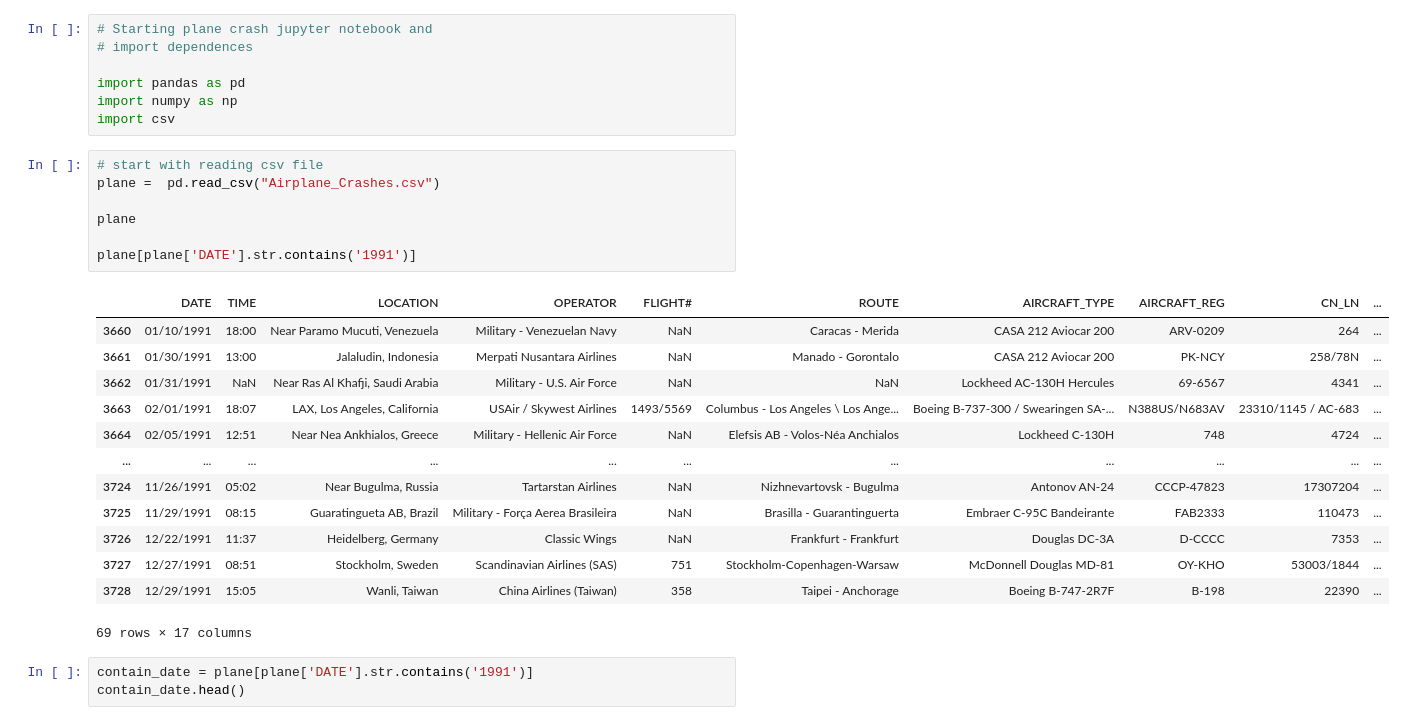
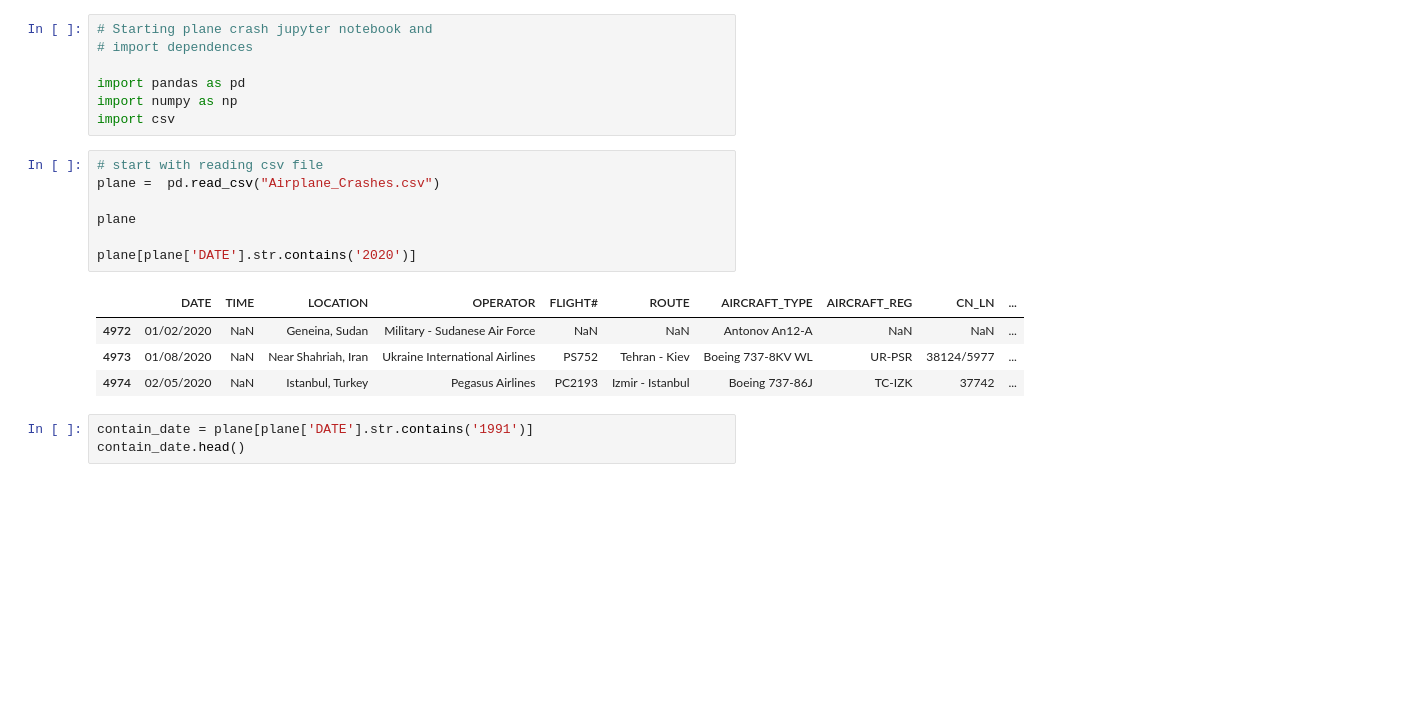
Before and after one commit to MZt92-ui/Project-1-Group-3, a Jupyter notebook: plane crash.ipynb, the cells around one changed output. Saved outputs shown, nothing was run; the diff lists cells and outputs as text; blank space fills up the shorter version.

```diff
--- a/plane crash.ipynb
+++ b/plane crash.ipynb
@@ -8,24 +8,15 @@ import csv
 # %%
 # start with reading csv file
 plane =  pd.read_csv("Airplane_Crashes.csv")
 
 plane
 
-plane[plane['DATE'].str.contains('1991')]
+plane[plane['DATE'].str.contains('2020')]
 # %% [output]
 |  | DATE | TIME | LOCATION | OPERATOR | FLIGHT# | ROUTE | AIRCRAFT_TYPE | AIRCRAFT_REG | CN_LN | ... |
-| 3660 | 01/10/1991 | 18:00 | Near Paramo Mucuti, Venezuela | Military - Venezuelan Navy | NaN | Caracas - Merida | CASA 212 Aviocar 200 | ARV-0209 | 264 | ... |
-| 3661 | 01/30/1991 | 13:00 | Jalaludin, Indonesia | Merpati Nusantara Airlines | NaN | Manado - Gorontalo | CASA 212 Aviocar 200 | PK-NCY | 258/78N | ... |
-| 3662 | 01/31/1991 | NaN | Near Ras Al Khafji, Saudi Arabia | Military - U.S. Air Force | NaN | NaN | Lockheed AC-130H Hercules | 69-6567 | 4341 | ... |
-| 3663 | 02/01/1991 | 18:07 | LAX, Los Angeles, California | USAir / Skywest Airlines | 1493/5569 | Columbus - Los Angeles \ Los Ange... | Boeing B-737-300 / Swearingen SA-... | N388US/N683AV | 23310/1145 / AC-683 | ... |
-| 3664 | 02/05/1991 | 12:51 | Near Nea Ankhialos, Greece | Military - Hellenic Air Force | NaN | Elefsis AB - Volos-Néa Anchialos | Lockheed C-130H | 748 | 4724 | ... |
-| ... | ... | ... | ... | ... | ... | ... | ... | ... | ... | ... |
-| 3724 | 11/26/1991 | 05:02 | Near Bugulma, Russia | Tartarstan Airlines | NaN | Nizhnevartovsk - Bugulma | Antonov AN-24 | CCCP-47823 | 17307204 | ... |
-| 3725 | 11/29/1991 | 08:15 | Guaratingueta AB, Brazil | Military - Força Aerea Brasileira | NaN | Brasilla - Guarantinguerta | Embraer C-95C Bandeirante | FAB2333 | 110473 | ... |
-| 3726 | 12/22/1991 | 11:37 | Heidelberg, Germany | Classic Wings | NaN | Frankfurt - Frankfurt | Douglas DC-3A | D-CCCC | 7353 | ... |
-| 3727 | 12/27/1991 | 08:51 | Stockholm, Sweden | Scandinavian Airlines (SAS) | 751 | Stockholm-Copenhagen-Warsaw | McDonnell Douglas MD-81 | OY-KHO | 53003/1844 | ... |
-| 3728 | 12/29/1991 | 15:05 | Wanli, Taiwan | China Airlines (Taiwan) | 358 | Taipei - Anchorage | Boeing B-747-2R7F | B-198 | 22390 | ... |
+| 4972 | 01/02/2020 | NaN | Geneina, Sudan | Military - Sudanese Air Force | NaN | NaN | Antonov An12-A | NaN | NaN | ... |
+| 4973 | 01/08/2020 | NaN | Near Shahriah, Iran | Ukraine International Airlines | PS752 | Tehran - Kiev | Boeing 737-8KV WL | UR-PSR | 38124/5977 | ... |
+| 4974 | 02/05/2020 | NaN | Istanbul, Turkey | Pegasus Airlines | PC2193 | Izmir - Istanbul | Boeing 737-86J | TC-IZK | 37742 | ... |
-69 rows × 17 columns
 # %%
 contain_date = plane[plane['DATE'].str.contains('1991')]
 contain_date.head()
```
Also changed, not shown: parts of 4 cells of this notebook.
